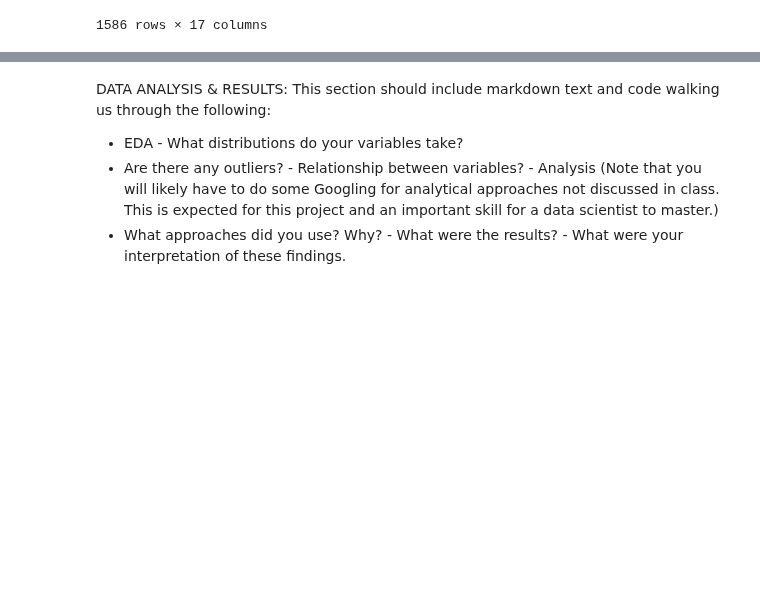
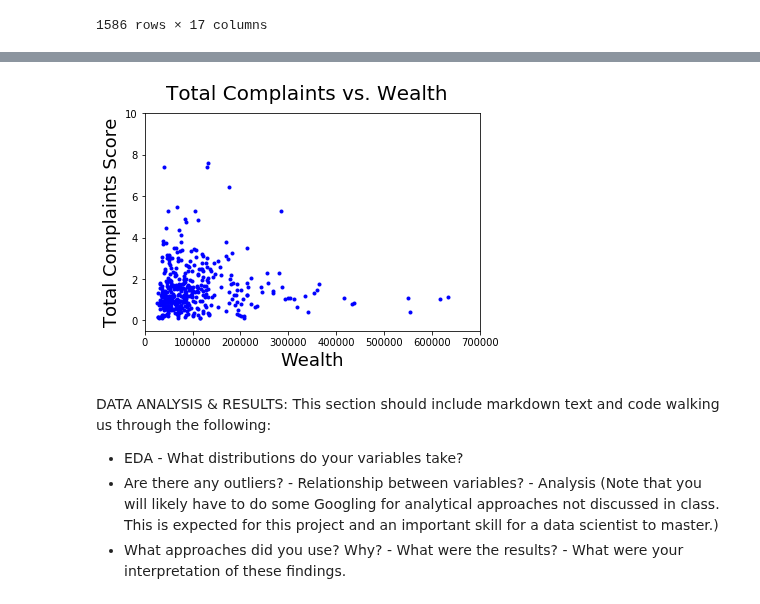
Before and after one commit to jmdangelo/Cogs108-Final-Project, a Jupyter notebook: FinalProject.ipynb, the cells around one changed output, grey strips where cells are left out. Saved outputs shown, nothing was run; the diff lists cells and outputs as text; code cells hidden in the pictures; blank space fills up the shorter version.

```diff
--- a/FinalProject.ipynb
+++ b/FinalProject.ipynb
@@ -159,3 +206,18 @@ grouped_df
+# %%
+# Remove outliners from the graph
+fig = plt.figure()
+plt.plot(complaints_df['Wealth'], complaints_df['Total Complaints Score'], '.b')
+fig.suptitle('Total Complaints vs. Wealth', fontsize = 20)
+
+plt.xlabel('Wealth', fontsize = 18)
+plt.ylabel('Total Complaints Score', fontsize = 18)
+
+plt.ylim(-0.5, 10)
+plt.xlim(-0.001, 700000)
+
+f1 = plt.gcf()
+# %% [output]
+[figure, added]
 # %% [markdown]
 DATA ANALYSIS & RESULTS: This section should include markdown text and code walking us through the following:
 - EDA - What distributions do your variables take?
```
Also changed, not shown: parts of 7 cells of this notebook.
